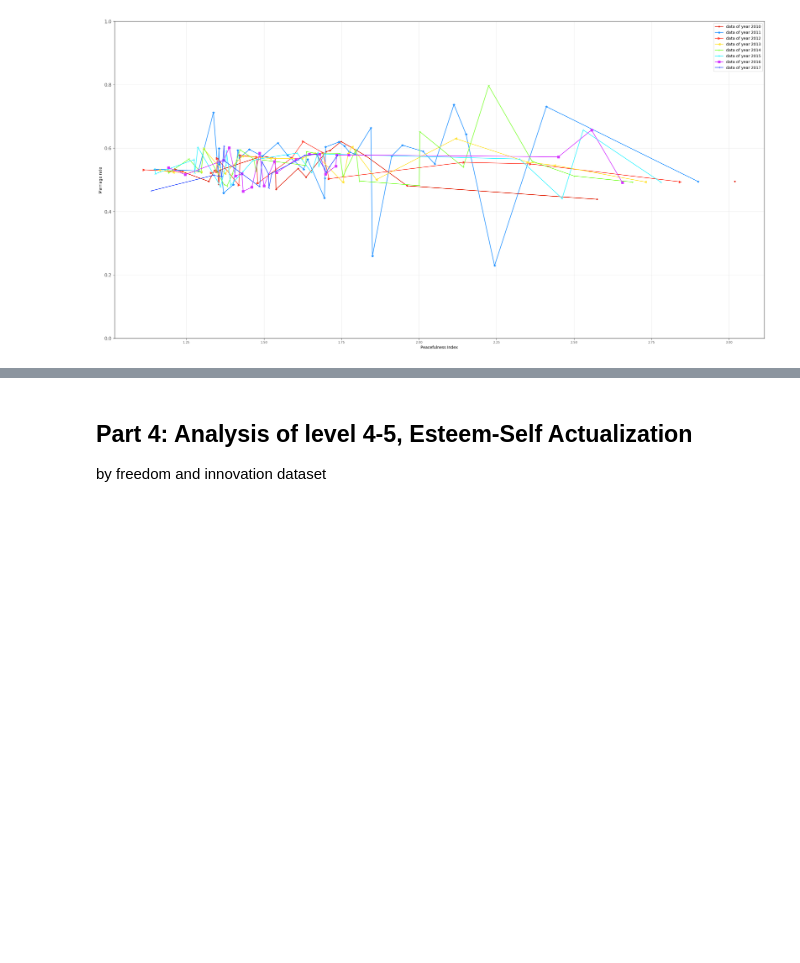
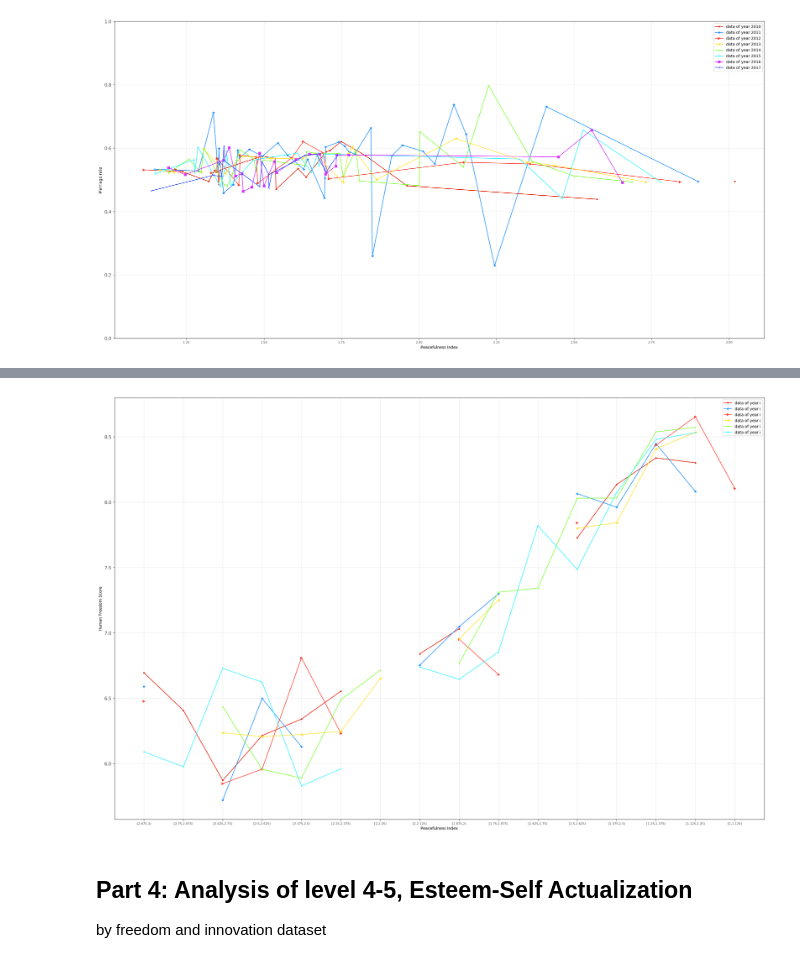
Before and after one commit to winwowin/Final_Project, a Jupyter notebook: 590PR_Final_WinYaoPhil.ipynb, the cells around one changed output, grey strips where cells are left out. Drawn from its saved outputs; the diff is of its cells as text; code cells hidden in the pictures; blank space fills up the shorter version.

```diff
--- a/590PR_Final_WinYaoPhil.ipynb
+++ b/590PR_Final_WinYaoPhil.ipynb
@@ -548,0 +502,27 @@ by married and freedom dataset
+# %%
+def Analysis_two_fourth_level(peace, df_free):
+    level24_list = []
+    for i in range(6):
+        df = df_free[df_free['Year']==(2010+i)]
+        string = 'pi_'+str(2010+i)
+        p1 = peace['Country']
+        p2 = peace[string]
+        p = pd.concat([p1, p2],axis = 1)
+        df_level24 = pd.merge(df, p, on = 'Country', how='inner')
+        df_level24 = df_level24.drop_duplicates(keep='first', inplace=False)
+        level24_list.append(df_level24)
+    x_list = []
+    y_list = []
+    pi_list = ['pi_2010','pi_2011','pi_2012','pi_2013','pi_2014','pi_2015','pi_2016']
+    for s in range(6):
+        df = level24_list[s]
+        dd = df.sort_values(by=[pi_list[s]], ascending=True)
+        x = np.asarray(dd[pi_list[s]])
+        y = np.asarray(dd['Human_Freedom_Score'])
+        for j in range(x.shape[0]):
+            if math.isnan(x[j]) == True:
+                new_y = np.delete(y,j)
+                new_x = np.delete(x,j)
+        x_list.append(x)
+        y_list.append(y)
+    return x_list, y_list
@@ -549,3 +641,7 @@ by married and freedom dataset
+# %%
+plot_cat24(x_list_level24, y_list_level24)
+# %% [output]
+[figure, added]
 # %% [markdown]
 ## Part 4: Analysis of level 4-5, Esteem-Self Actualization
 by freedom and innovation dataset
```
Also changed, not shown: parts of 9 cells of this notebook.
